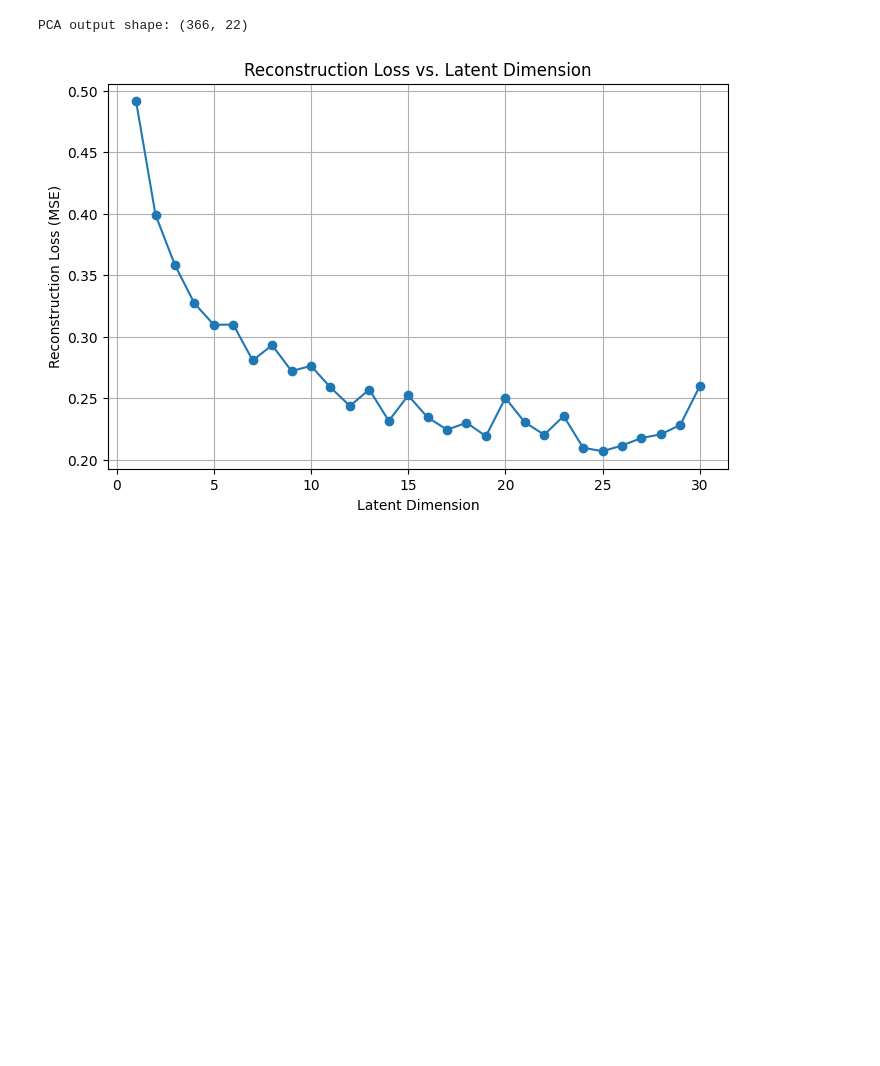
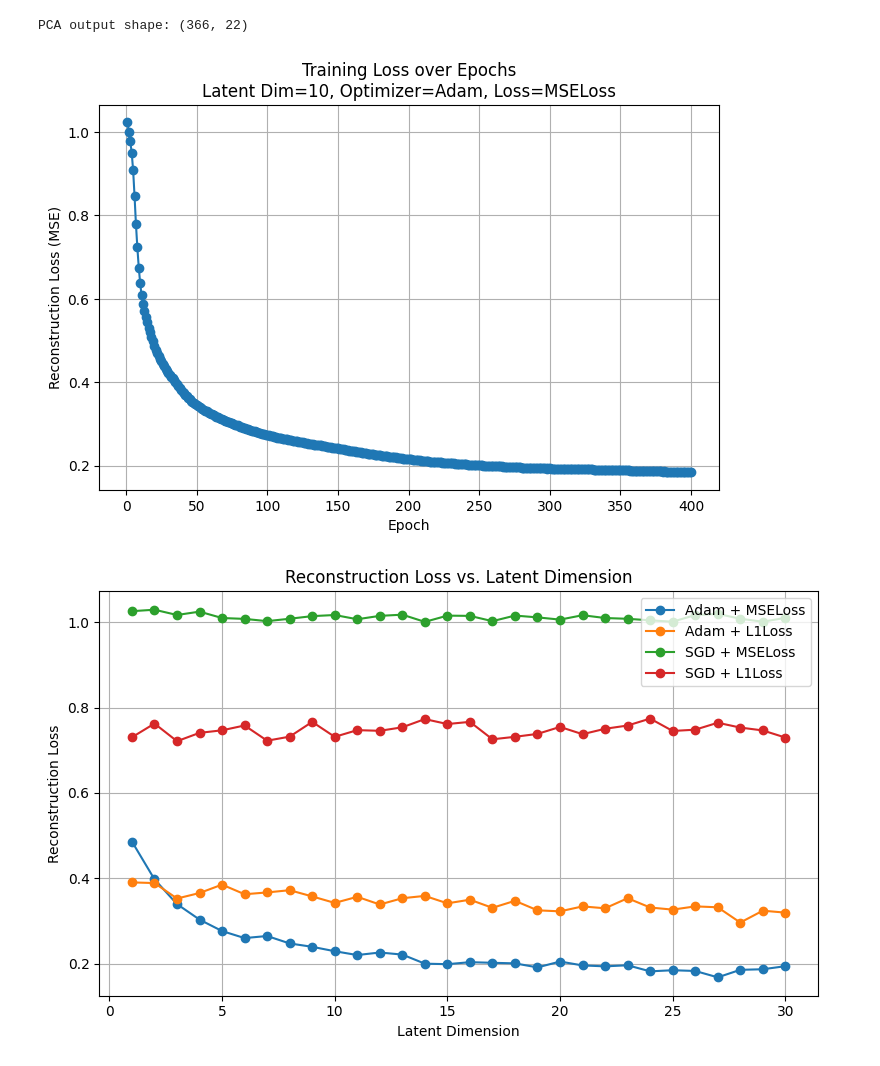
Before and after one commit to hanes1207/machine_learning_basics_and_practices, a Jupyter notebook: Assignment2/Task2.ipynb, the cells around one changed output. Saved outputs shown, nothing was run; the diff lists cells and outputs as text; code cells hidden in the pictures; blank space fills up the shorter version.

```diff
--- a/Assignment2/Task2.ipynb
+++ b/Assignment2/Task2.ipynb
@@ -87,18 +76,20 @@ class AE(nn.Module):
     def __init__(self, in_dim, latent_dim=10):
         super().__init__()
         # TODO: define encoder / decoder layers
+        # I designed encoder with input_layer(dim=34), hidden_layer(dim=16), and output_layer(dim=latent_dim)
         self.encoder = nn.Sequential(
             nn.Linear(in_dim, 16),
             nn.ReLU(),
             nn.Linear(16, latent_dim)
         )
+        # Again, I designed decoder with input_layer(dim=latent_dim), hidden_layer(dim=16), and output_layer(dim=34)
         self.decoder = nn.Sequential(
             nn.Linear(latent_dim, 16),
             nn.ReLU(),
             nn.Linear(16, in_dim)
-            # 출력층은 선형, MSELoss 사용 시 활성화 함수 없음
         )
 
+    # pass through a sample into the encoder following by the decoder.
     def forward(self, x):
         # TODO: forward pass
         latent = self.encoder(x)
@@ -109,7 +100,7 @@ class AE(nn.Module):
     def encode(self, x):
         return self.encoder(x)
 
-def train_ae(x_np, latent_dim, epochs):
+def train_ae(x_np, latent_dim, epochs, optimizer, criterion):
     """Returns latent representation (np.ndarray)."""
     # TODO: build model, optimizer, loss, training loop
 
@@ -119,49 +110,74 @@ def train_ae(x_np, latent_dim, epochs):
     loader = DataLoader(dataset, batch_size=32, shuffle=True)
 
     model = AE(in_dim=x_np.shape[1], latent_dim=latent_dim).to(device)
-    optimizer = optim.Adam(model.parameters(), lr=1e-3)
-    criterion = nn.MSELoss()
+    opt = optimizer(model.parameters(), lr=1e-3)
+    cri = criterion()
+    epoch_losses = []
 
+    # Train model
     model.train()
     for epoch in range(epochs):
         epoch_loss = 0.0
         for batch in loader:
             inputs = batch[0].to(device)
-            optimizer.zero_grad()
+            opt.zero_grad()
             outputs = model(inputs)
-            loss = criterion(outputs, inputs)
+            loss = cri(outputs, inputs)
             loss.backward()
-            optimizer.step()
+            opt.step()
             epoch_loss += loss.item() * inputs.size(0)
         epoch_loss /= len(loader.dataset)
-        # print(f"Epoch {epoch+1}, Loss: {epoch_loss:.6f}")
+        epoch_losses.append(epoch_loss)
 
     # 학습 후 latent representation 추출
     model.eval()
     with torch.no_grad():
         x_tensor = x_tensor.to(device)
         latent = model.encode(x_tensor).cpu().numpy()
 
-    return latent, epoch_loss
+    return latent, epoch_losses
 
 
 # latent_dim = 10
 # epochs = 100
 # X_ae, loss = train_ae(X_std, latent_dim, epochs)
 # -------------------------------------
-losses = []
-dims = list(range(1, 31))  # 보통 dim=0은 무의미하니 1부터
+losses_dict = {}
+dims = list(range(1, 31))
+optimizers = [optim.Adam, optim.SGD]
+criterions = [nn.MSELoss, nn.L1Loss]
 
-for latent_dim in dims:
-    X_ae, loss = train_ae(X_std, latent_dim=latent_dim, epochs=100)
-    losses.append(loss)
+_, epoch_losses = train_ae(X_std, latent_dim=10, epochs=400, optimizer=optim.Adam, criterion=nn.MSELoss)
+plt.figure(figsize=(8, 5))
+plt.plot(range(1, len(epoch_losses)+1), epoch_losses, marker='o')
+plt.title(f"Training Loss over Epochs\nLatent Dim={'10'}, Optimizer={'Adam'}, Loss={'MSELoss'}")
+plt.xlabel("Epoch")
+plt.ylabel("Reconstruction Loss (MSE)")
+plt.grid(True)
+plt.show()
+
+
+for optimizer in optimizers:
+    for criterion in criterions:
+        losses = []
+        for latent_dim in dims:
+            X_ae, epoch_losses = train_ae(X_std, latent_dim=latent_dim, epochs=150, optimizer=optimizer, criterion=criterion)
+            losses.append(epoch_losses[-1])
+
+        label = f"{optimizer.__name__} + {criterion.__name__}"
+        losses_dict[label] = losses
 
 plt.figure(figsize=(8, 5))
-plt.plot(dims, losses, marker='o')
+for label, losses in losses_dict.items():
+    plt.plot(dims, losses, marker='o', label=label)
+
 plt.title('Reconstruction Loss vs. Latent Dimension')
 plt.xlabel('Latent Dimension')
-plt.ylabel('Reconstruction Loss (MSE)')
+plt.ylabel('Reconstruction Loss')
 plt.grid(True)
+plt.legend(loc='upper right')
+plt.tight_layout()
 plt.show()
 # %% [output]
-[figure, old version]
+[figure, new version]
+[figure, added]
```
Also changed, not shown: parts of 13 cells of this notebook.
